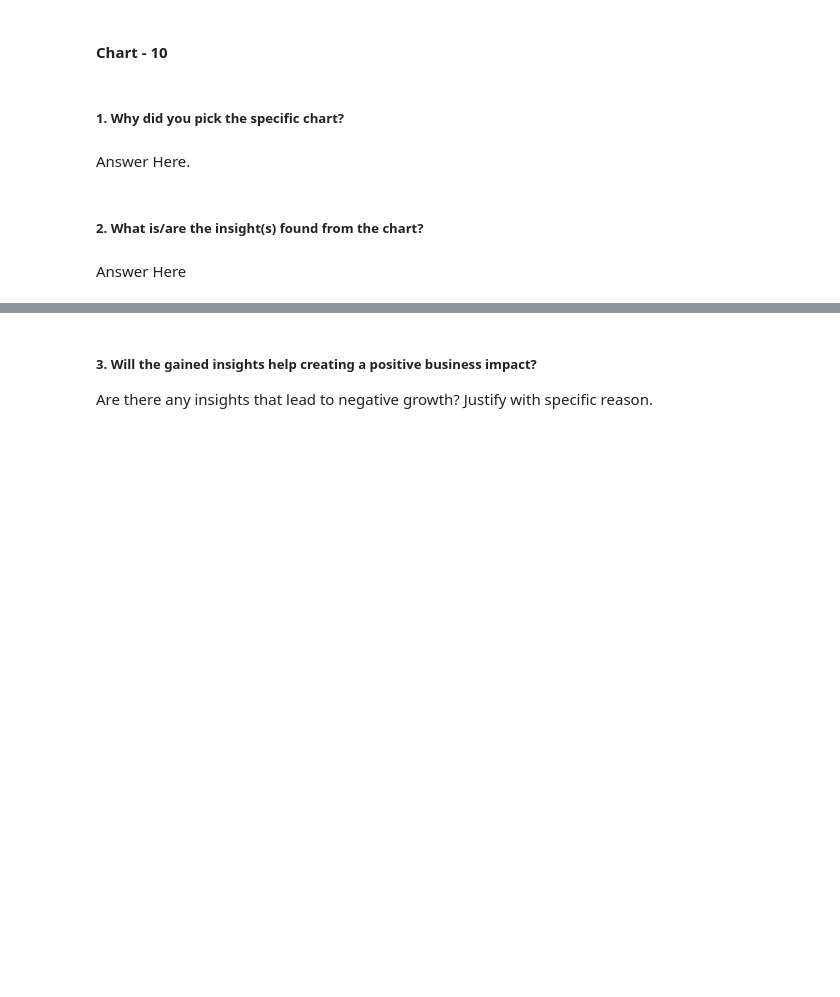
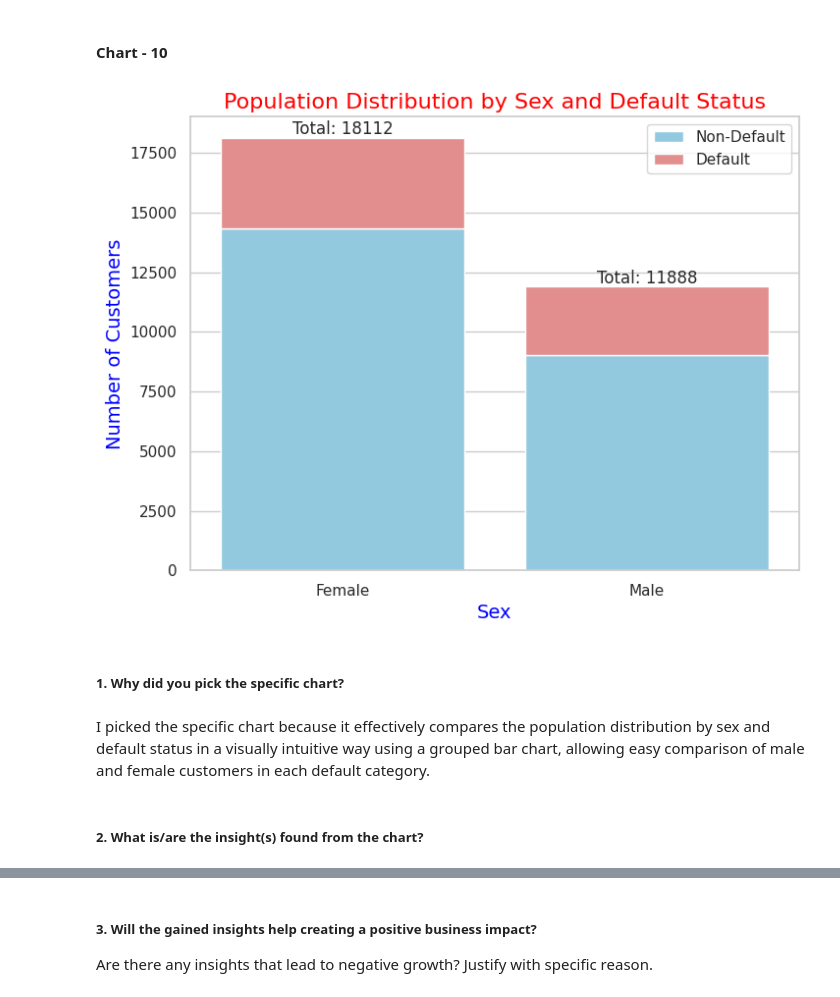
Before and after one commit to shubhamrai1318/Credit_Card_Default_Prediction, a Jupyter notebook: Credit_Card_Default_Prediction.ipynb, the cells around one changed output, grey strips where cells are left out. Cells and saved outputs as stored; diff of their text form; code cells hidden in the pictures; blank space fills up the shorter version.

```diff
--- a/Credit_Card_Default_Prediction.ipynb
+++ b/Credit_Card_Default_Prediction.ipynb
@@ -968,8 +968,47 @@ However, if the analysis reveals a significant number of customers with unfavora
+# %%
+# Chart - 10 visualization code
+
+# Mapping default values to meaningful labels
+df['default_label'] = df['default'].map({0: 'Non-Default', 1: 'Default'})
+
+# Mapping sex values to meaningful labels
+df['sex_label'] = df['sex'].map({1: 'Male', 2: 'Female'})
+
+# Grouping the data by sex, default status, and count the occurrences
+sex_default_counts = df.groupby(['sex_label', 'default_label']).size().unstack()
+
+# Setting the figure size
+plt.figure(figsize=(8, 6))
+
+# Creat inga nested bar chart to visualize the population distribution by sex and default status
+sns.barplot(x=sex_default_counts.index, y=sex_default_counts['Non-Default'], color='skyblue', label='Non-Default')
+sns.barplot(x=sex_default_counts.index, y=sex_default_counts['Default'], color='lightcoral', label='Default', bottom=sex_default_counts['Non-Default'])
+
+# Setting the x-axis label
+plt.xlabel('Sex', fontsize=14,color='blue')
+
+# Setting the y-axis label
+plt.ylabel('Number of Customers', fontsize=14,color='blue')
+
+# Setting the title of the plot
+plt.title('Population Distribution by Sex and Default Status', fontsize=16,color='red')
+
+# Show the legend
+plt.legend()
+
+# Adding counts of default and non-default cases under the bars
+for i, sex in enumerate(sex_default_counts.index):
+    non_default_count = sex_default_counts.loc[sex, 'Non-Default']
+    default_count = sex_default_counts.loc[sex, 'Default']
+    plt.text(i, non_default_count + default_count, f'Total: {non_default_count + default_count}', ha='center', va='bottom')
+
+# Show the plot
+plt.show()
+# %% [output]
+[figure, added]
 # %% [markdown]
 ##### 1. Why did you pick the specific chart?
-# %% [markdown]
-Answer Here.
+# %% [markdown]
+I picked the specific chart because it effectively compares the population distribution by sex and default status in a visually intuitive way using a grouped bar chart, allowing easy comparison of male and female customers in each default category.
 # %% [markdown]
 ##### 2. What is/are the insight(s) found from the chart?
-# %% [markdown]
-Answer Here
```
Also changed, not shown: parts of 7 cells of this notebook.
